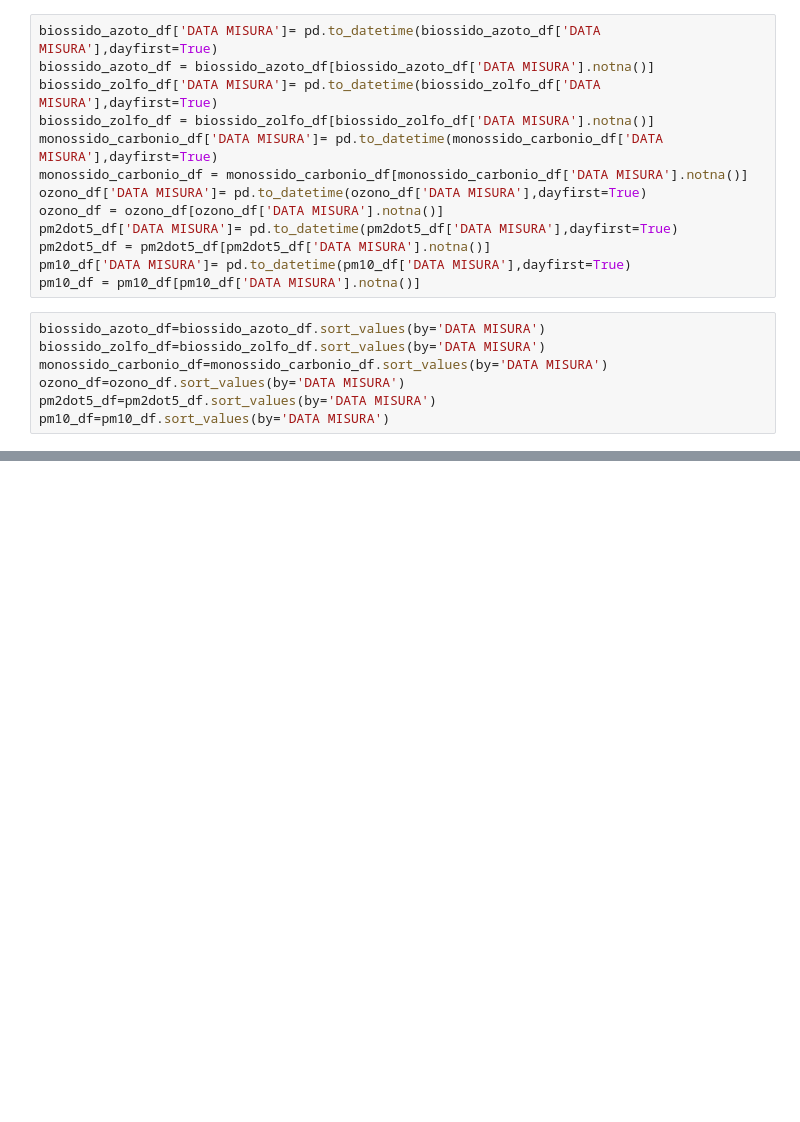
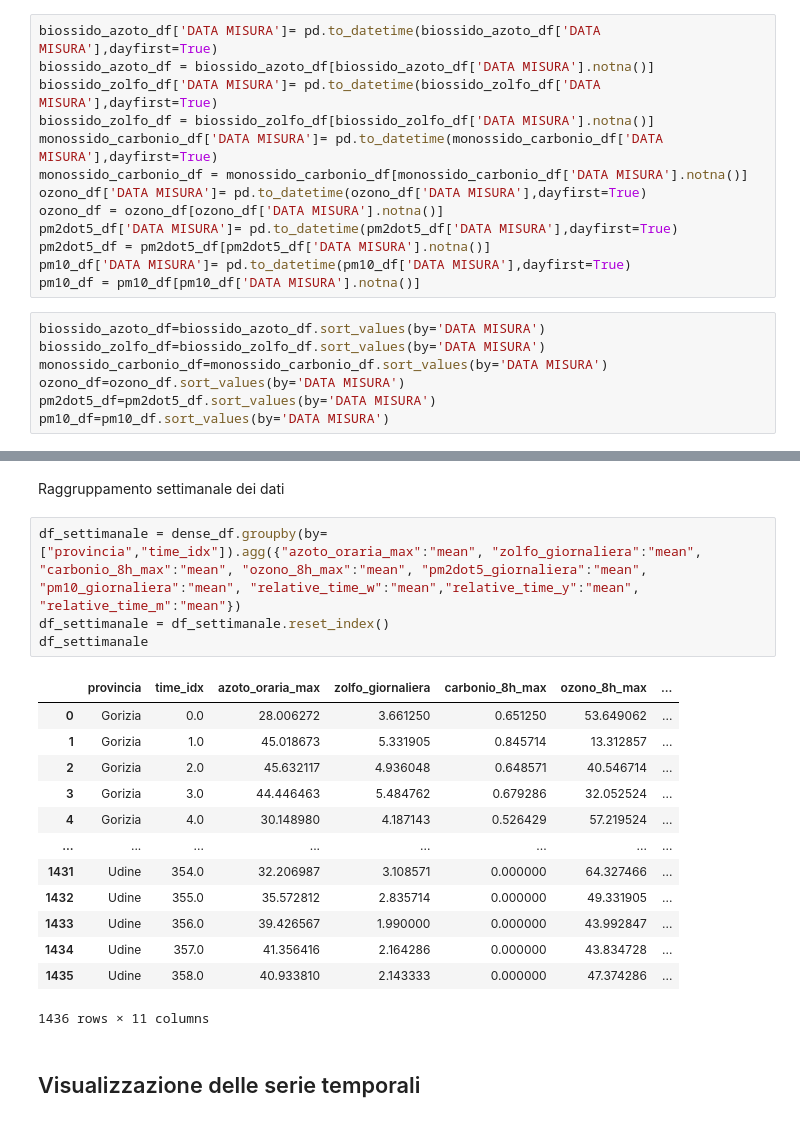
Before and after one commit to lorenzobonin/DL_Exam, a Jupyter notebook: data_processing.ipynb, the cells around one changed output, grey strips where cells are left out. Cells and saved outputs as stored; diff of their text form; blank space fills up the shorter version.

```diff
--- a/data_processing.ipynb
+++ b/data_processing.ipynb
@@ -288,0 +422,22 @@ pm10_df=pm10_df.sort_values(by='DATA MISURA')
+# %% [markdown]
+Raggruppamento settimanale dei dati
+# %%
+df_settimanale = dense_df.groupby(by=["provincia","time_idx"]).agg({"azoto_oraria_max":"mean", "zolfo_giornaliera":"mean", "carbonio_8h_max":"mean", "ozono_8h_max":"mean", "pm2dot5_giornaliera":"mean", "pm10_giornaliera":"mean", "relative_time_w":"mean","relative_time_y":"mean", "relative_time_m":"mean"})
+df_settimanale = df_settimanale.reset_index()
+df_settimanale
+# %% [output]
+|  | provincia | time_idx | azoto_oraria_max | zolfo_giornaliera | carbonio_8h_max | ozono_8h_max | ... |
+| 0 | Gorizia | 0.0 | 28.006272 | 3.661250 | 0.651250 | 53.649062 | ... |
+| 1 | Gorizia | 1.0 | 45.018673 | 5.331905 | 0.845714 | 13.312857 | ... |
+| 2 | Gorizia | 2.0 | 45.632117 | 4.936048 | 0.648571 | 40.546714 | ... |
+| 3 | Gorizia | 3.0 | 44.446463 | 5.484762 | 0.679286 | 32.052524 | ... |
+| 4 | Gorizia | 4.0 | 30.148980 | 4.187143 | 0.526429 | 57.219524 | ... |
+| ... | ... | ... | ... | ... | ... | ... | ... |
+| 1431 | Udine | 354.0 | 32.206987 | 3.108571 | 0.000000 | 64.327466 | ... |
+| 1432 | Udine | 355.0 | 35.572812 | 2.835714 | 0.000000 | 49.331905 | ... |
+| 1433 | Udine | 356.0 | 39.426567 | 1.990000 | 0.000000 | 43.992847 | ... |
+| 1434 | Udine | 357.0 | 41.356416 | 2.164286 | 0.000000 | 43.834728 | ... |
+| 1435 | Udine | 358.0 | 40.933810 | 2.143333 | 0.000000 | 47.374286 | ... |
+1436 rows × 11 columns
+# %% [markdown]
+## Visualizzazione delle serie temporali
```
Also changed, not shown: parts of 17 cells of this notebook.
